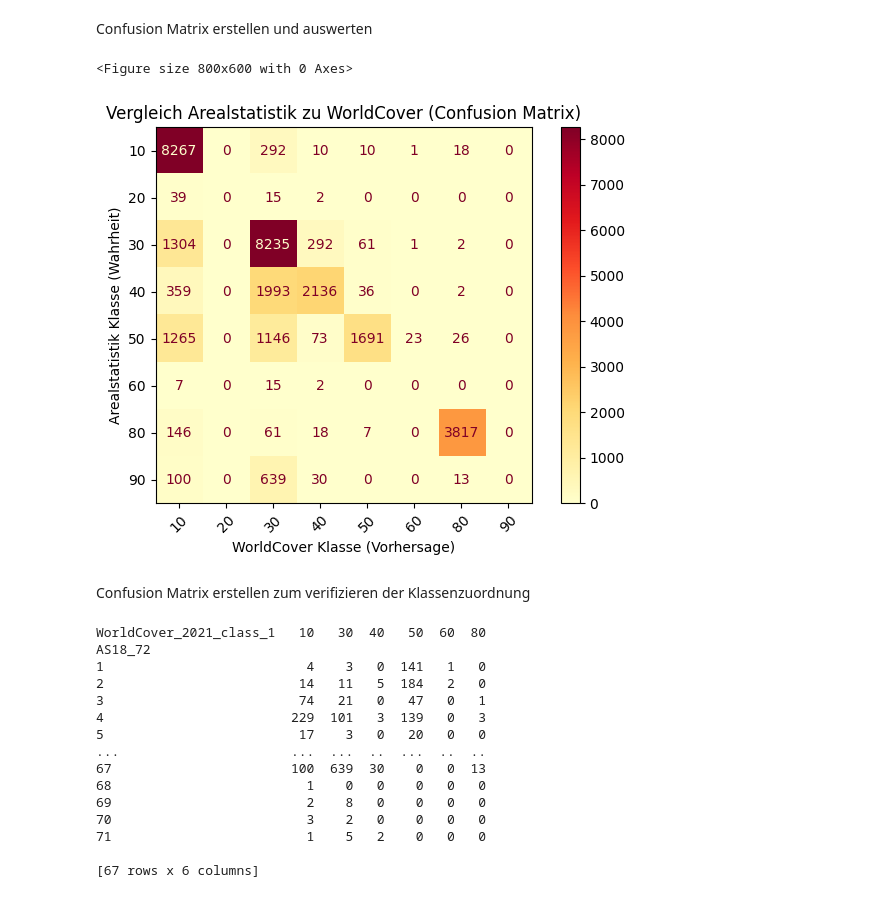
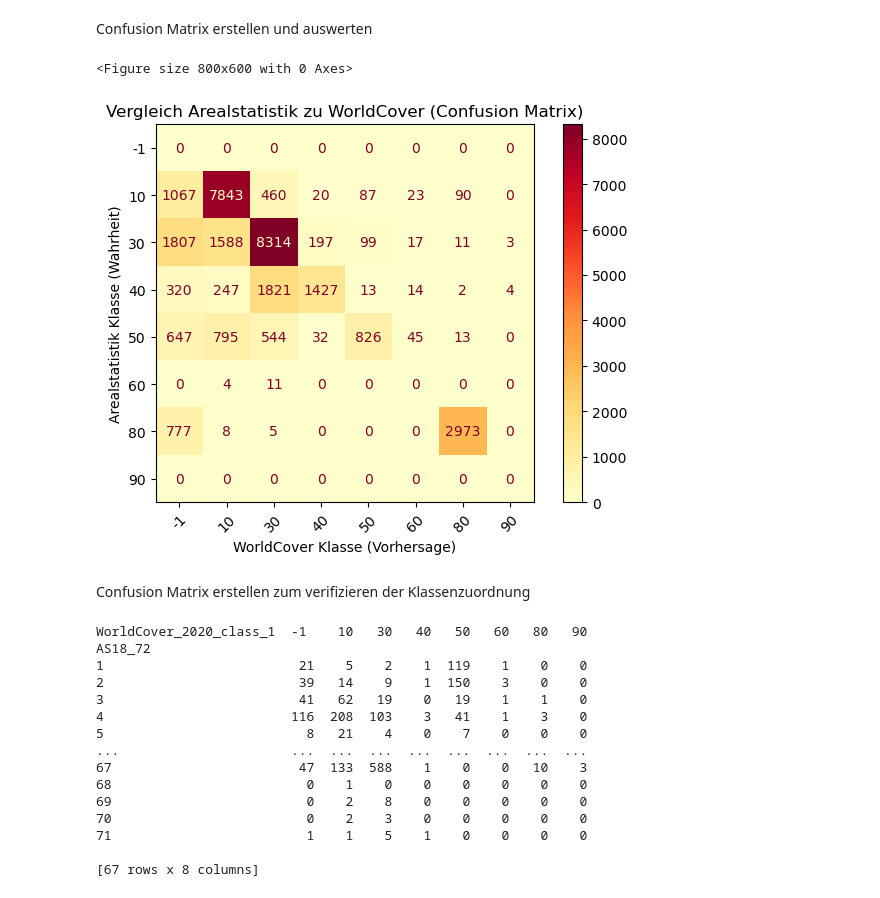
Before and after one commit to JonasHeinz/landcover_analysis, a Jupyter notebook: scripts/analysis/worldcover/Vergleichsanalyse_zug.ipynb, the cells around one changed output. Saved outputs shown, nothing was run; the diff lists cells and outputs as text; code cells hidden in the pictures.

```diff
--- a/scripts/analysis/worldcover/Vergleichsanalyse_zug.ipynb
+++ b/scripts/analysis/worldcover/Vergleichsanalyse_zug.ipynb
@@ -187,34 +185,34 @@ Confusion Matrix erstellen und auswerten
 # %%
 import geopandas as gpd
 import pandas as pd
 import matplotlib.pyplot as plt
 from sklearn.metrics import confusion_matrix, ConfusionMatrixDisplay
 
 # GeoDataFrame laden
 df = gpd.read_file("../../../data/analysis/worldcover/arealstatistik_zug_mapped.gpkg")
 
 # Klassen vergleichen
 y_true = df["AS_auf_WorldCover"]
-y_pred = df["WorldCover_2021_class_1"]
+y_pred = df["WorldCover_2020_class_1"]
 
 # Alle Klassen bestimmen
 labels = sorted(set(y_true).union(set(y_pred)))
 
 # Confusion Matrix erstellen
 cm = confusion_matrix(y_true, y_pred, labels=labels)
 
 # Deutsche Achsen und Matrix anzeigen
 plt.figure(figsize=(8, 6))
 disp = ConfusionMatrixDisplay(confusion_matrix=cm, display_labels=labels)
 disp.plot(cmap="YlOrRd", xticks_rotation=45)
 plt.title("Vergleich Arealstatistik zu WorldCover (Confusion Matrix)")
 plt.xlabel("WorldCover Klasse (Vorhersage)")
 plt.ylabel("Arealstatistik Klasse (Wahrheit)")
 plt.tight_layout()
 plt.show()
 # %% [output]
 <Figure size 800x600 with 0 Axes>
-[figure, old version]
+[figure, new version]
 # %% [markdown]
 Confusion Matrix erstellen zum verifizieren der Klassenzuordnung
 # %%
@@ -227,9 +225,9 @@ df = gpd.read_file("../../../data/analysis/worldcover/arealstatistik_zug_mapped.
 # Kreuztabelle erstellen:
 crosstab = pd.crosstab(
     df["AS18_72"],                      # Zeilen: originale AS Klassen
-    df["WorldCover_2021_class_1"],      # Spalten: WorldCover Klassen
+    df["WorldCover_2020_class_1"],      # Spalten: WorldCover Klassen
     rownames=["AS18_72"],               # Deutsche Achsen-Beschriftungen
-    colnames=["WorldCover_2021_class_1"]
+    colnames=["WorldCover_2020_class_1"]
 )
 
 # Tabelle zeigen/prüfen
@@ -239,18 +237,18 @@ print(crosstab)
 crosstab.to_csv("../../../data/analysis/worldcover/AS_WC_kreuztabelle_zug.csv")
 crosstab.to_excel("../../../data/analysis/worldcover/AS_WC_kreuztabelle_zug.xlsx")
 # %% [output]
-WorldCover_2021_class_1   10   30  40   50  60  80
+WorldCover_2020_class_1  -1    10   30   40   50   60   80   90
 AS18_72
-1                          4    3   0  141   1   0
-2                         14   11   5  184   2   0
-3                         74   21   0   47   0   1
-4                        229  101   3  139   0   3
-5                         17    3   0   20   0   0
-...                      ...  ...  ..  ...  ..  ..
-67                       100  639  30    0   0  13
-68                         1    0   0    0   0   0
-69                         2    8   0    0   0   0
-70                         3    2   0    0   0   0
-71                         1    5   2    0   0   0
+1                         21    5    2    1  119    1    0    0
+2                         39   14    9    1  150    3    0    0
+3                         41   62   19    0   19    1    1    0
+4                        116  208  103    3   41    1    3    0
+5                          8   21    4    0    7    0    0    0
+...                      ...  ...  ...  ...  ...  ...  ...  ...
+67                        47  133  588    1    0    0   10    3
+68                         0    1    0    0    0    0    0    0
+69                         0    2    8    0    0    0    0    0
+70                         0    2    3    0    0    0    0    0
+71                         1    1    5    1    0    0    0    0
 
-[67 rows x 6 columns]
+[67 rows x 8 columns]
```
Also changed, not shown: parts of 5 cells of this notebook, 4 other files.
